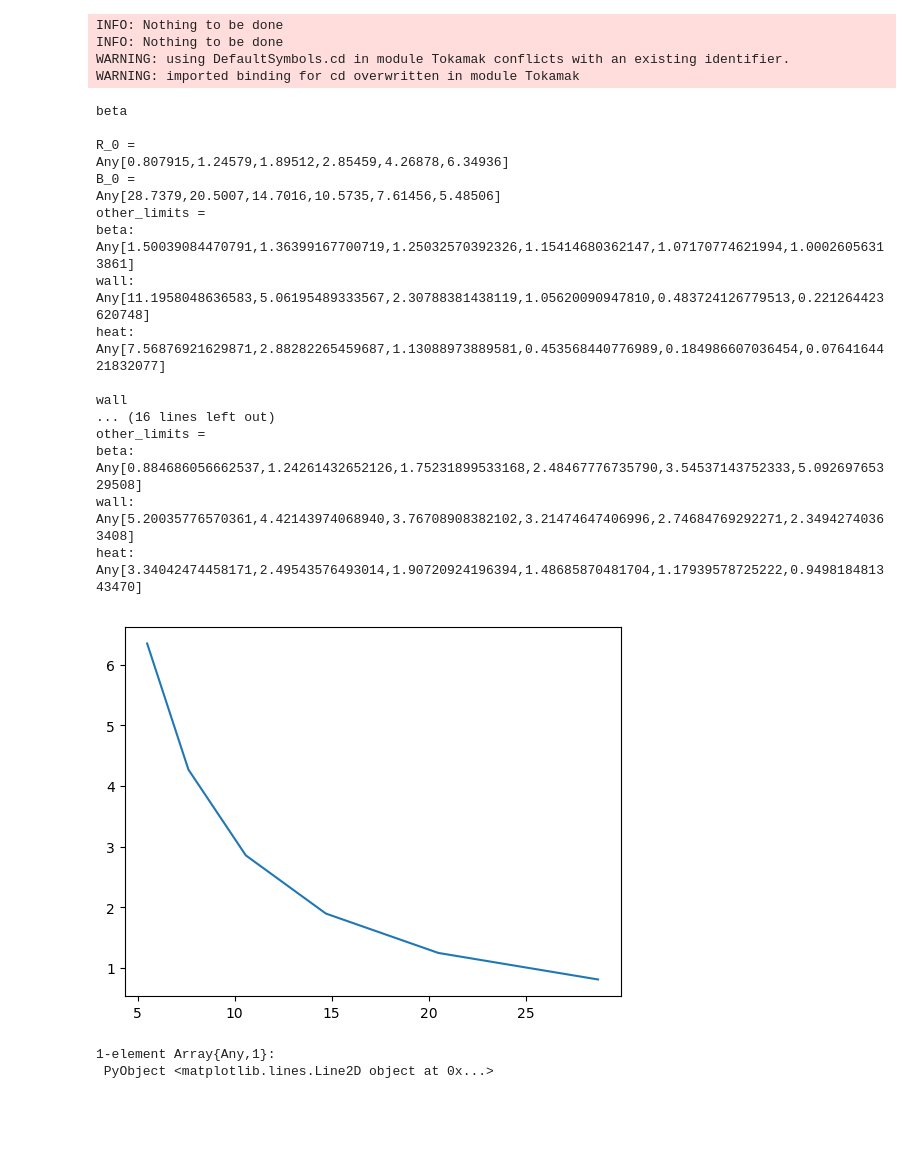
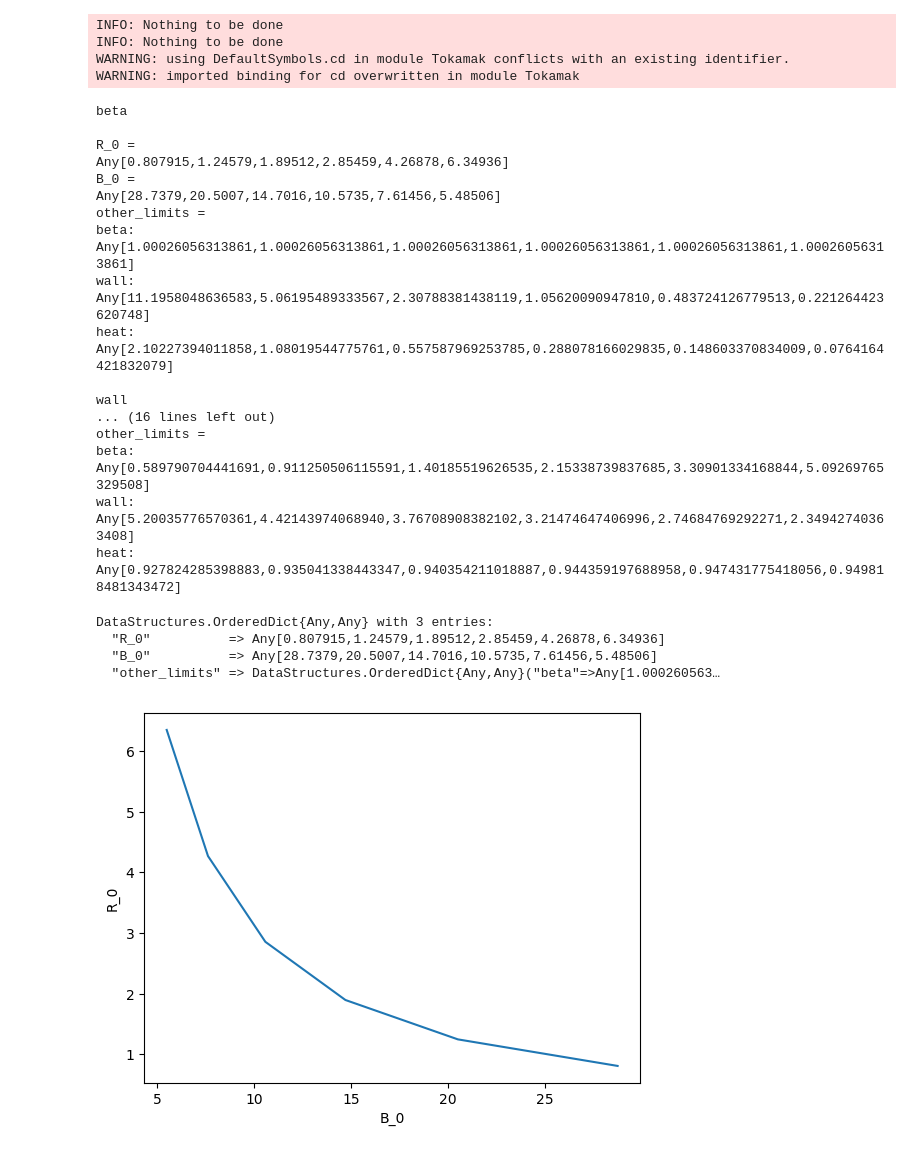
Before and after one commit to djsegal/Fussy.jl, a Jupyter notebook: lib/notebooks/plot_r_vs_b.ipynb, the cells around one changed output. Cells and saved outputs as stored; diff of their text form; code cells hidden in the pictures; blank space fills up the shorter version.

Commit message:
Update plot_r_vs_b notebook

```diff
--- a/lib/notebooks/plot_r_vs_b.ipynb
+++ b/lib/notebooks/plot_r_vs_b.ipynb
@@ -12,7 +12,9 @@ WARNING: imported binding for cd overwritten in module Tokamak
 # %%
 Tokamak.load_input("input.jl", true)
 
-solved_eqs = Tokamak.sweep_T_k(10:15);
+T_list = 10:15
+
+solved_eqs = Tokamak.sweep_T_k(T_list);
 # %% [output]
 beta
 
@@ -21,20 +23,26 @@ Any[0.807915,1.24579,1.89512,2.85459,4.26878,6.34936]
 B_0 =
 Any[28.7379,20.5007,14.7016,10.5735,7.61456,5.48506]
 other_limits =
-beta: Any[1.50039084470791,1.36399167700719,1.25032570392326,1.15414680362147,1.07170774621994,1.00026056313861]
+beta: Any[1.00026056313861,1.00026056313861,1.00026056313861,1.00026056313861,1.00026056313861,1.00026056313861]
 wall: Any[11.1958048636583,5.06195489333567,2.30788381438119,1.05620090947810,0.483724126779513,0.221264423620748]
-heat: Any[7.56876921629871,2.88282265459687,1.13088973889581,0.453568440776989,0.184986607036454,0.0764164421832077]
+heat: Any[2.10227394011858,1.08019544775761,0.557587969253785,0.288078166029835,0.148603370834009,0.0764164421832079]
 
 wall
 ... (16 lines left out)
 other_limits =
-beta: Any[0.884686056662537,1.24261432652126,1.75231899533168,2.48467776735790,3.54537143752333,5.09269765329508]
+beta: Any[0.589790704441691,0.911250506115591,1.40185519626535,2.15338739837685,3.30901334168844,5.09269765329508]
 wall: Any[5.20035776570361,4.42143974068940,3.76708908382102,3.21474647406996,2.74684769292271,2.34942740363408]
-heat: Any[3.34042474458171,2.49543576493014,1.90720924196394,1.48685870481704,1.17939578725222,0.949818481343470]
+heat: Any[0.927824285398883,0.935041338443347,0.940354211018887,0.944359197688958,0.947431775418056,0.949818481343472]
 # %%
 beta_solution = solved_eqs["beta"]
-plot(beta_solution["B_0"],beta_solution["R_0"])
 # %% [output]
-[figure, removed]
-1-element Array{Any,1}:
- PyObject <matplotlib.lines.Line2D object at 0x...>
+DataStructures.OrderedDict{Any,Any} with 3 entries:
+  "R_0"          => Any[0.807915,1.24579,1.89512,2.85459,4.26878,6.34936]
+  "B_0"          => Any[28.7379,20.5007,14.7016,10.5735,7.61456,5.48506]
+  "other_limits" => DataStructures.OrderedDict{Any,Any}("beta"=>Any[1.000260563…
+# %%
+plot(beta_solution["B_0"],beta_solution["R_0"])
+xlabel("B_0")
+ylabel("R_0");
+# %% [output]
+[figure, added]
```
Also changed, not shown: parts of 3 cells of this notebook.
